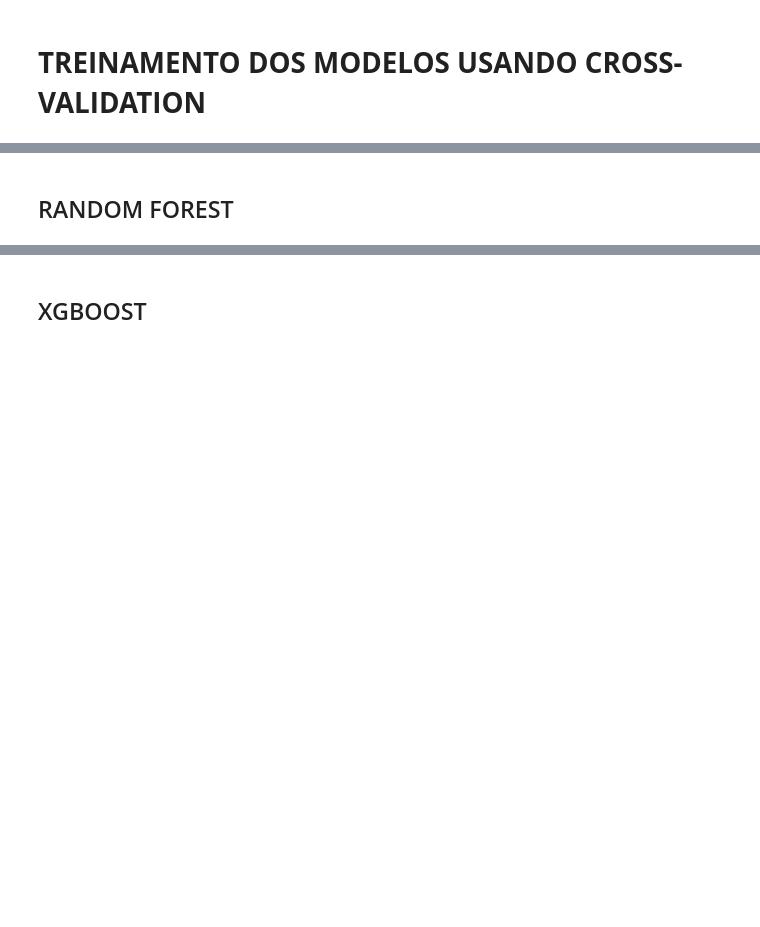
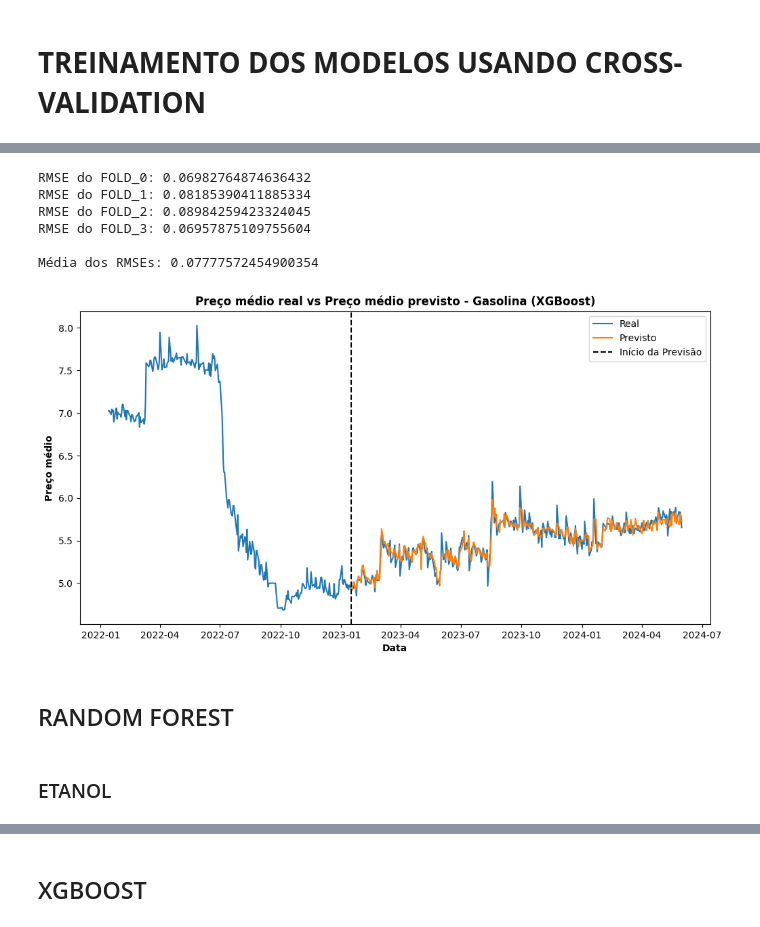
Before and after one commit to emanuel-brandao15/fuel-prices-forecast-brazil-mg, a Jupyter notebook: modelo_ts_combs.ipynb, the cells around one changed output, grey strips where cells are left out. Cells and saved outputs as stored; diff of their text form; code cells hidden in the pictures; blank space fills up the shorter version.

```diff
--- a/modelo_ts_combs.ipynb
+++ b/modelo_ts_combs.ipynb
@@ -175,2 +231,58 @@ ValueError: Out-of-sample operations in a model with a regression component requ
+# %%
+## REALIZAÇÃO DO TREINO DO MODELO, PREVISÃO E ARMAZENAMENTO DOS RESULTADOS/SCORES
+i=0
+rmse_scores_gasolina = []
+preco_gasolina_real = []
+preco_gasolina_pred = []
+
+### LOOP PARA TREINO E PREDIÇÃO UTILIZANDO CROSS-VALIDATION DE SÉRIES TEMPORAIS
+for train_index, test_index in tscv.split(X_gasolina):
+    X_gasolina_train, X_gasolina_test = X_gasolina.iloc[train_index], X_gasolina.iloc[test_index]
+    y_gasolina_train, y_gasolina_test = y_gasolina.iloc[train_index], y_gasolina.iloc[test_index]
+
+    ### TREINAMENTO DO MODELO
+    model = auto_arima(y = y_gasolina_train, X = X_gasolina_train, m = 7)
+
+    ### PREDIÇÃO E CÁLCULO DO RMSE
+    y_pred_gasolina = model.predict(n_periods = len(X_gasolina_test), X = X_gasolina_test)
+    rmse = mean_squared_error(y_gasolina_test, y_pred_gasolina, squared=False)
+    print(f"RMSE do FOLD_{i}: {rmse}")
+    rmse_scores_gasolina.append(rmse)
+
+    ### ARMAZENAMENTO DOS RESULTADOS
+    preco_gasolina_real.extend(y_gasolina_test)
+    preco_gasolina_pred.extend(y_pred_gasolina)
+    i+=1
+
+print(f"\nMédia dos RMSEs: {np.mean(rmse_scores_gasolina)}")
+# %% [output]
+RMSE do FOLD_0: 0.06982764874636432
+RMSE do FOLD_1: 0.08185390411885334
+RMSE do FOLD_2: 0.08984259423324045
+RMSE do FOLD_3: 0.06957875109755604
+
+Média dos RMSEs: 0.07777572454900354
+# %%
+### DATAFRAME PARA AVALIAÇÃO DOS RESULTADOS
+
+datas_pred_gasolina = pd.concat(fold['ds'] for fold in folds_teste_gasolina)
+resultados_gasolina = pd.DataFrame({
+    'data': datas_pred_gasolina,
+    'real': preco_gasolina_real,
+    'prediction': preco_gasolina_pred
+})
+
+### PLOT PARA AVALIAÇÃO DOS RESULTADOS
+plt.figure(figsize=(12, 6))
+plt.plot(df_fuels[df_fuels['unique_id'] == 'GASOLINA']['ds'], y_gasolina, label='Real')
+plt.plot(resultados_gasolina['data'], resultados_gasolina['prediction'], label='Previsto', alpha=1.0)
+plt.axvline(x=resultados_gasolina['data'].min(), color='black', linestyle='--', label='Início da Previsão')
+plt.xlabel('Data', fontweight='bold')
+plt.ylabel('Preço médio', fontweight='bold')
+plt.title('Preço médio real vs Preço médio previsto - Gasolina (XGBoost)', fontweight='bold')
+plt.legend()
+plt.show()
+# %% [output]
+[figure, added]
 # %% [markdown]
 ## RANDOM FOREST
@@ -176,0 +299,2 @@ ValueError: Out-of-sample operations in a model with a regression component requ
+# %% [markdown]
+### ETANOL
```
Also changed, not shown: parts of 21 cells of this notebook.
